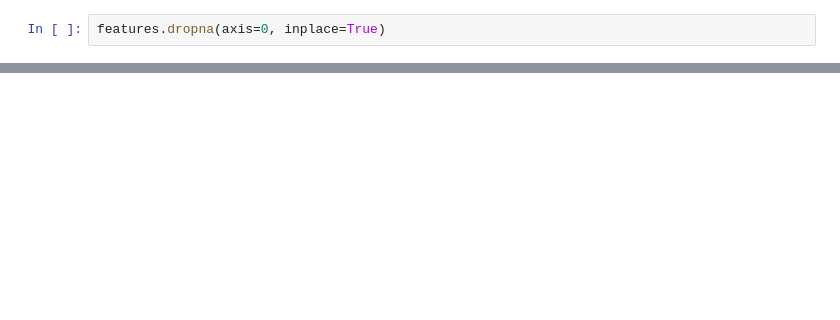
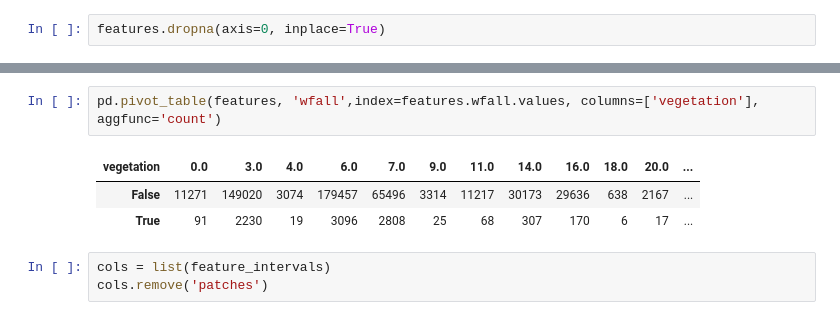
Before and after one commit to deepeco/windthrow-corr, a Jupyter notebook: corr.ipynb, the cells around one changed output, grey strips where cells are left out. Cells and saved outputs as stored; diff of their text form; blank space fills up the shorter version.

```diff
--- a/corr.ipynb
+++ b/corr.ipynb
@@ -80,0 +107,9 @@ features[features.wfall]
+# %%
+pd.pivot_table(features, 'wfall',index=features.wfall.values, columns=['vegetation'],  aggfunc='count')
+# %% [output]
+| vegetation | 0.0 | 3.0 | 4.0 | 6.0 | 7.0 | 9.0 | 11.0 | 14.0 | 16.0 | 18.0 | 20.0 | ... |
+| False | 11271 | 149020 | 3074 | 179457 | 65496 | 3314 | 11217 | 30173 | 29636 | 638 | 2167 | ... |
+| True | 91 | 2230 | 19 | 3096 | 2808 | 25 | 68 | 307 | 170 | 6 | 17 | ... |
+# %%
+cols = list(feature_intervals)
+cols.remove('patches')
```
Also changed, not shown: parts of 32 cells of this notebook.
